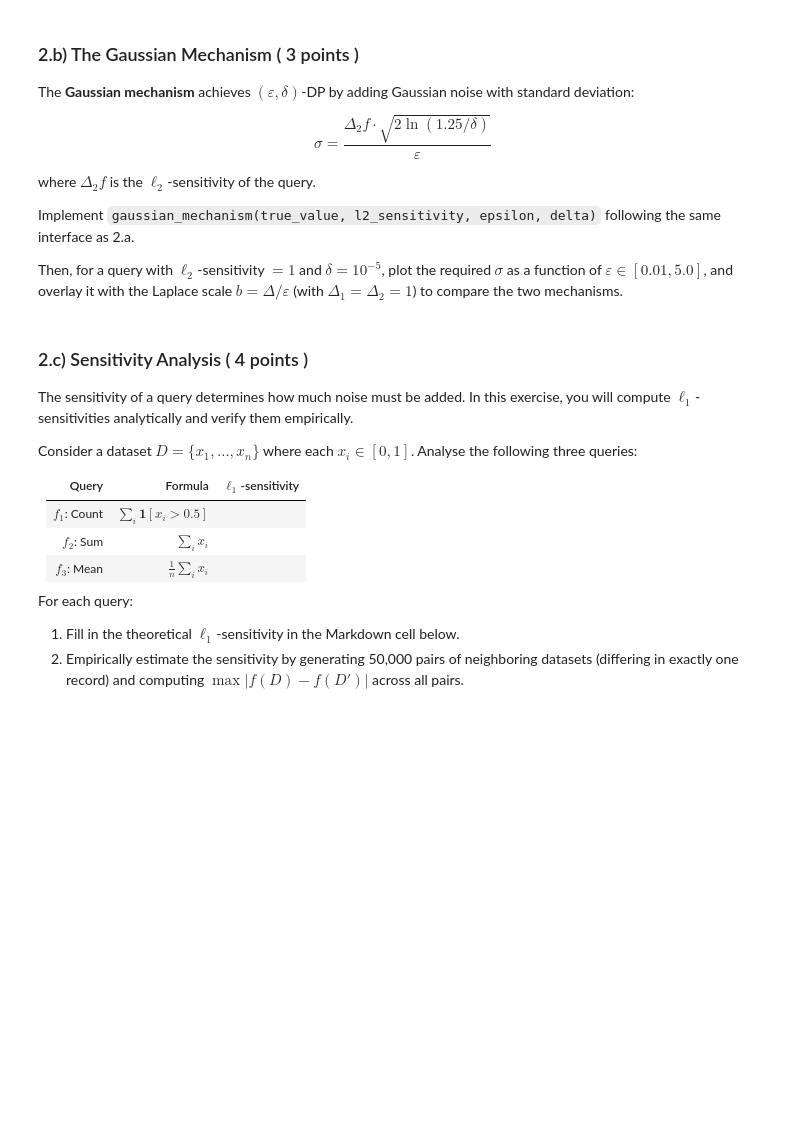
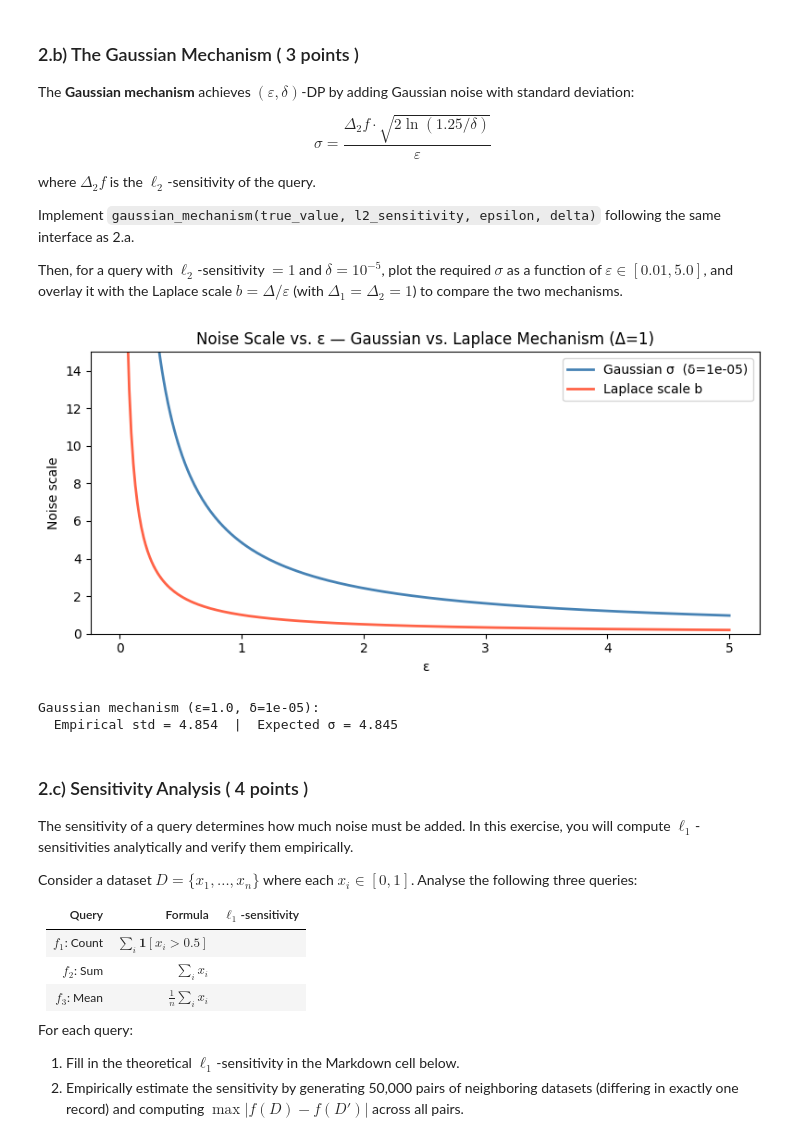
Before and after one commit to tgulur/EEP509-Lab2, a Jupyter notebook: Lab_Differential_Privacy.ipynb, the cells around one changed output. Drawn from its saved outputs; the diff is of its cells as text; code cells hidden in the pictures; blank space fills up the shorter version.

```diff
--- a/Lab_Differential_Privacy.ipynb
+++ b/Lab_Differential_Privacy.ipynb
@@ -242,36 +226,48 @@ def gaussian_mechanism(true_value, l2_sensitivity, epsilon, delta):
     -------
     float or np.ndarray — noisy query result.
     """
-    noisy_value = true_value  # replace with your implementation
+    # noisy_value = true_value  # replace with your implementation
 
     # YOUR CODE HERE:
+    sigma = (1.0 * np.sqrt(2 * np.log(1.25 / delta))) / epsilon
+    tv_arr = np.asarray(true_value)
+    noise = np.random.normal(loc=0.0, scale=sigma, size=tv_arr.shape)
+    noisy_value = tv_arr + noise
+
+    # return scalar if input was scalar
+    if tv_arr.shape == ():
+        return noisy_value.item()
 
     return noisy_value
 
 
 def test_2b():
     epsilons = np.linspace(0.01, 5.0, 300)
     delta    = 1e-5
 
     sigma_gauss  = (1.0 * np.sqrt(2 * np.log(1.25 / delta))) / epsilons
     scale_laplace = 1.0 / epsilons
 
     plt.figure(figsize=(8, 4))
     plt.plot(epsilons, sigma_gauss,   color='steelblue',      linewidth=2, label=f'Gaussian σ  (δ={delta})')
     plt.plot(epsilons, scale_laplace, color='tomato',         linewidth=2, label='Laplace scale b')
     plt.title('Noise Scale vs. ε — Gaussian vs. Laplace Mechanism (Δ=1)')
     plt.xlabel('ε'); plt.ylabel('Noise scale')
     plt.ylim(0, 15); plt.legend(); plt.tight_layout(); plt.show()
 
     # Verify: empirical std of the Gaussian mechanism
     true_val = 500.0
     test_eps, test_delta = 1.0, 1e-5
     releases = [gaussian_mechanism(true_val, 1.0, test_eps, test_delta) for _ in range(10_000)]
     expected_sigma = (1.0 * np.sqrt(2 * np.log(1.25 / test_delta))) / test_eps
     print(f'Gaussian mechanism (ε={test_eps}, δ={test_delta}):')
     print(f'  Empirical std = {np.std(releases):.3f}  |  Expected σ = {expected_sigma:.3f}')
 
 test_2b()
+# %% [output]
+[figure, added]
+Gaussian mechanism (ε=1.0, δ=1e-05):
+  Empirical std = 4.854  |  Expected σ = 4.845
 # %% [markdown]
 ### 2.c) Sensitivity Analysis ( 4 points )
 
```
Also changed, not shown: parts of 5 cells of this notebook.
